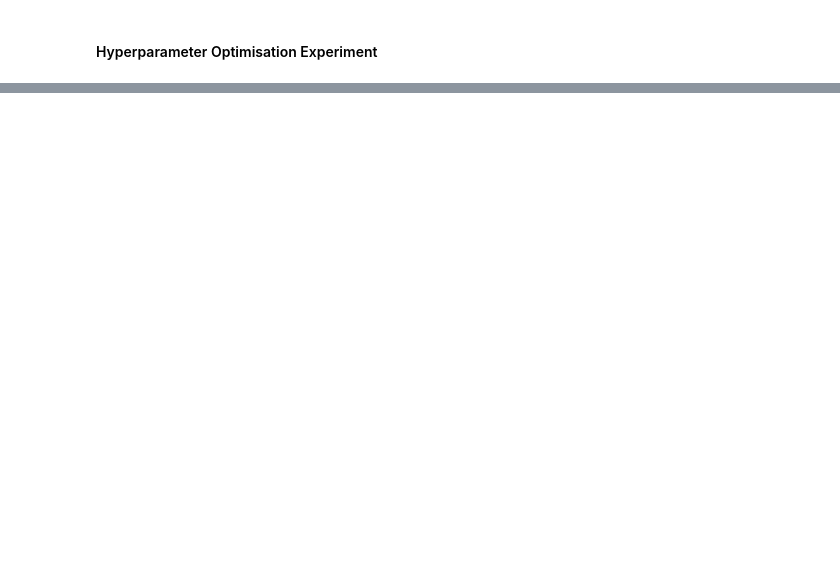
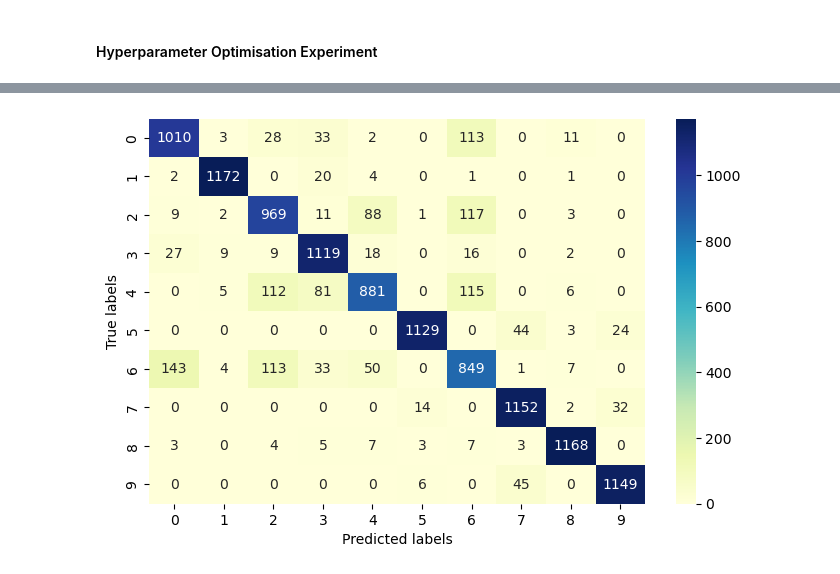
Before and after one commit to Sivuyise15/Neural-Network-Image-Classification, a Jupyter notebook: NeuralNetworkNLP.ipynb, the cells around one changed output, grey strips where cells are left out. Saved outputs shown, nothing was run; the diff lists cells and outputs as text; code cells hidden in the pictures; blank space fills up the shorter version.

```diff
--- a/NeuralNetworkNLP.ipynb
+++ b/NeuralNetworkNLP.ipynb
@@ -191,0 +338,21 @@ Validation Loss: 0.3437, Validation Accuracy: 87.39%
+# %%
+## forgot to get the predicted value in the validation set.
+# The following offset that mistake
+best_performing.eval()
+with torch.no_grad():
+    val_outputs = best_performing.forward(X_val)
+    _, y_pred = torch.max(val_outputs, 1)
+
+# Convertin to numpy for confusion matrix
+y_val_np = y_val.numpy()
+y_pred_np = y_pred.numpy()
+# %%
+c_matrix = confusion_matrix(y_val_np, y_pred_np)
+
+plt.figure(figsize = (8,5))
+sns.heatmap(c_matrix, annot = True, fmt = "d", cmap = "YlGnBu")
+plt.ylabel("True labels")
+plt.xlabel("Predicted labels")
+plt.show()
+# %% [output]
+[figure, added]
```
Also changed, not shown: parts of 16 cells of this notebook, 1 other file.
